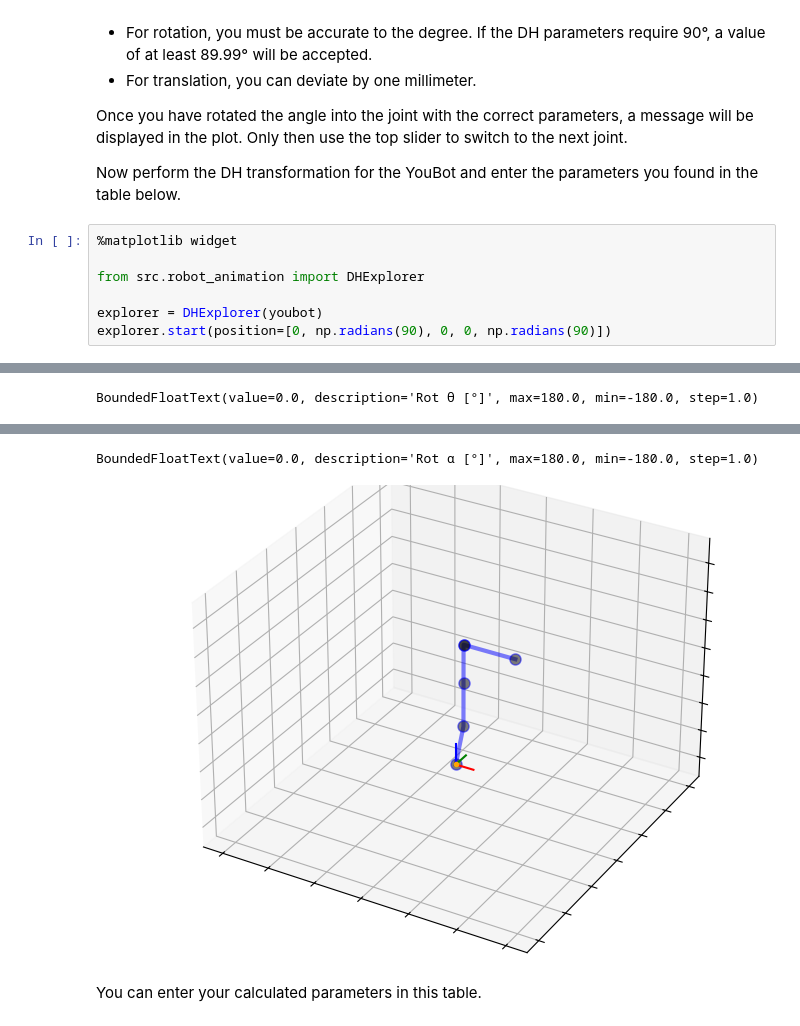
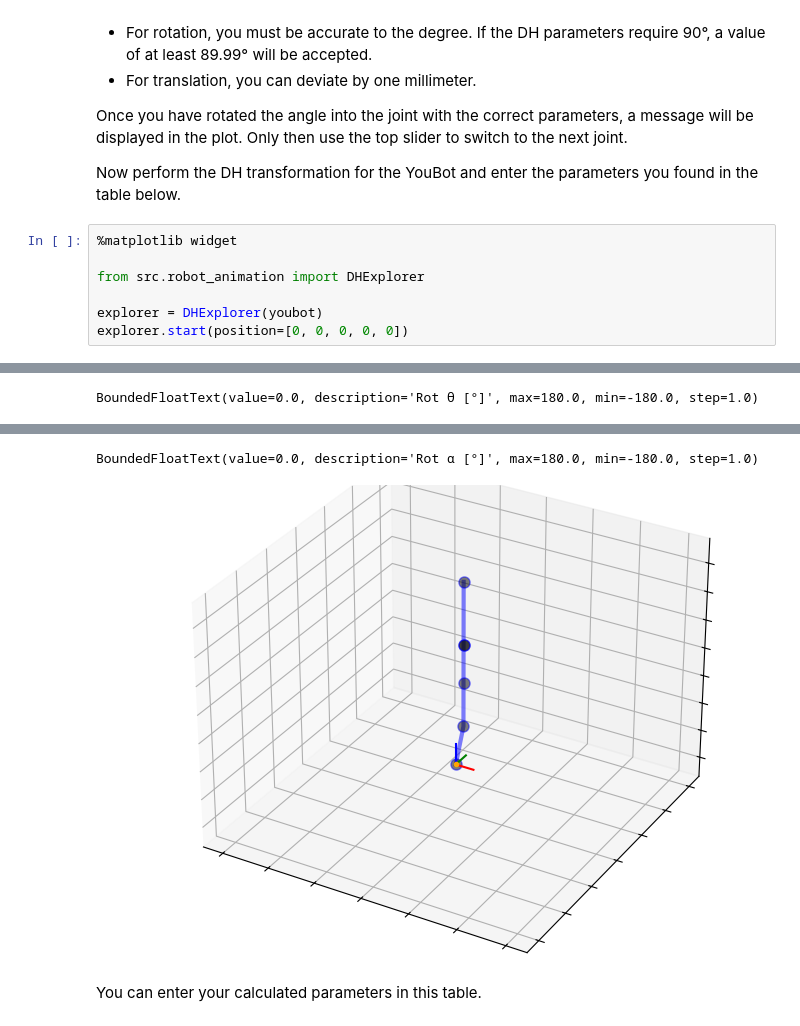
Before and after one commit to RoblabWh/DL-inversekinematic, a Jupyter notebook: 1-Robotsimulation-and-DH-Transformation.ipynb, the cells around one changed output, grey strips where cells are left out. Cells and saved outputs as stored; diff of their text form.

```diff
--- a/1-Robotsimulation-and-DH-Transformation.ipynb
+++ b/1-Robotsimulation-and-DH-Transformation.ipynb
@@ -185,7 +185,7 @@ Now perform the DH transformation for the YouBot and enter the parameters you fo
 from src.robot_animation import DHExplorer
 
 explorer = DHExplorer(youbot)
-explorer.start(position=[0, np.radians(90), 0, 0, np.radians(90)])
+explorer.start(position=[0, 0, 0, 0, 0])
 # %% [output]
 [interactive output not drawn]
 BoundedFloatText(value=0.0, description='Rot θ [°]', max=180.0, min=-180.0, step=1.0)
@@ -194,5 +194,5 @@ BoundedFloatText(value=0.0, description='Trans a [m]', max=1.5707963705062866, s
 BoundedFloatText(value=0.0, description='Rot α [°]', max=180.0, min=-180.0, step=1.0)
-[figure, old version]
+[figure, new version]
 # %% [markdown]
 You can enter your calculated parameters in this table.
 # %% [markdown]
```
Also changed, not shown: parts of 4 cells of this notebook, 2 other files.
